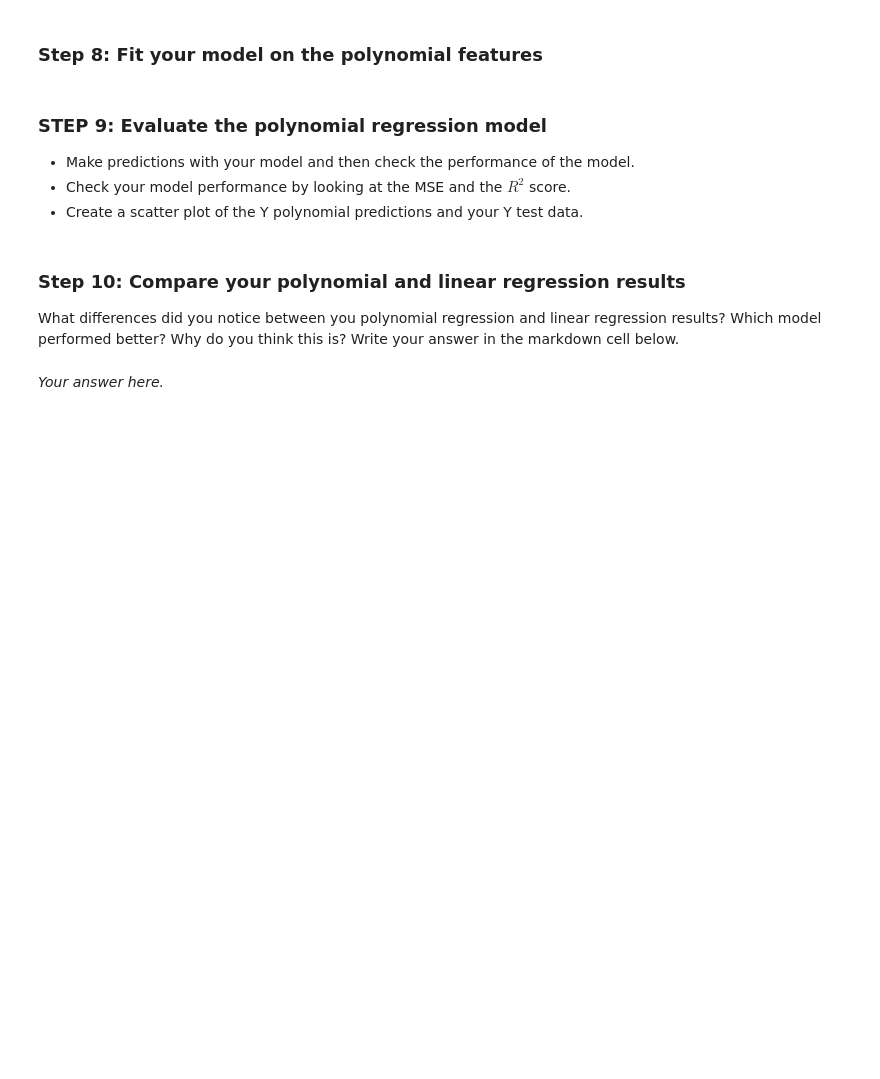
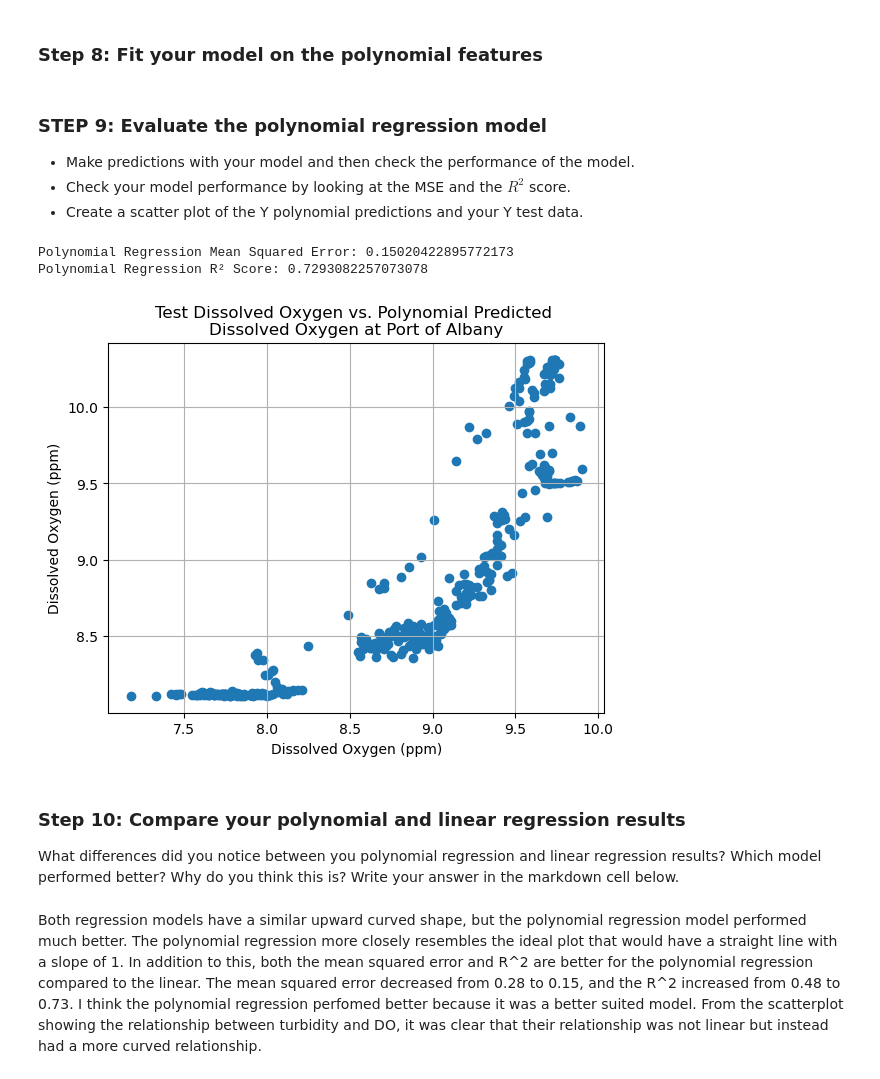
Before and after one commit to kimberleewong/EDS232-labs, a Jupyter notebook: Week1/Lab1-hurricane.ipynb, the cells around one changed output. Cells and saved outputs as stored; diff of their text form; code cells hidden in the pictures; blank space fills up the shorter version.

```diff
--- a/Week1/Lab1-hurricane.ipynb
+++ b/Week1/Lab1-hurricane.ipynb
@@ -186,9 +193,9 @@ plt.show()
 We assumed linear regression would work well with our data, but this data doesn't look very linear. It's a good reminder of the importance of exploratory analysis. Let's check to see how a polynomial regression performs in comparison. Transform the features for polynomial regression. Use the `PolynomialFeatures` class from the `sklearn.preprocessing` module.
 # %%
 # Transform features to include polynomial terms (degree 2 for quadratic terms)
-poly = ...
-X_poly_train = ...
-X_poly_test = ...
+poly = PolynomialFeatures(degree=2)
+X_poly_train = poly.fit_transform(X_train)
+X_poly_test = poly.fit_transform(X_test)
 
 # View the transformed feature set (for insight)
 print(X_poly_train)
@@ -196,7 +211,7 @@ print(X_poly_train)
 ### Step 8: Fit your model on the polynomial features
 # %%
 # Train the model on polynomial features
-poly_model = ...
+poly_model = model.fit(X_poly_train, Y_train)
 # %% [markdown]
 ### STEP 9: Evaluate the polynomial regression model
 - Make predictions with your model and then check the performance of the model.
@@ -204,19 +219,29 @@ poly_model = ...
 - Create a scatter plot of the Y polynomial predictions and your Y test data.
 # %%
 # Make predictions using the polynomial model
-Y_poly_pred = ...
+Y_poly_pred = model.predict(X_poly_test)
 
 # Calculate evaluation metrics using scikit-learn's mean_squared_error and r2_score
-poly_mse = ...
-poly_r2 = ...
+poly_mse = mean_squared_error(Y_test, Y_poly_pred)
+poly_r2 = r2_score(Y_test, Y_poly_pred)
 
 print(f"Polynomial Regression Mean Squared Error: {poly_mse}")
 print(f"Polynomial Regression R² Score: {poly_r2}")
 
 # Plot predictions vs actual
+plt.scatter(x = Y_test, y = Y_poly_pred)
+plt.title("Test Dissolved Oxygen vs. Polynomial Predicted \nDissolved Oxygen at Port of Albany")
+plt.xlabel('Dissolved Oxygen (ppm)')
+plt.ylabel('Dissolved Oxygen (ppm)')
+plt.grid(True)
+plt.show()
+# %% [output]
+Polynomial Regression Mean Squared Error: 0.15020422895772173
+Polynomial Regression R² Score: 0.7293082257073078
+[figure, added]
 # %% [markdown]
 ### Step 10: Compare your polynomial and linear regression results
 
 What differences did you notice between you polynomial regression and linear regression results? Which model performed better? Why do you think this is? Write your answer in the markdown cell below.
 # %% [markdown]
-*Your answer here.*
+Both regression models have a similar upward curved shape, but the polynomial regression model performed much better. The polynomial regression more closely resembles the ideal plot that would have a straight line with a slope of 1. In addition to this, both the mean squared error and R^2 are better for the polynomial regression compared to the linear. The mean squared error decreased from 0.28 to 0.15, and the R^2 increased from 0.48 to 0.73. I think the polynomial regression perfomed better because it was a better suited model. From the scatterplot showing the relationship between turbidity and DO, it was clear that their relationship was not linear but instead had a more curved relationship.
```
Also changed, not shown: parts of 6 cells of this notebook.
